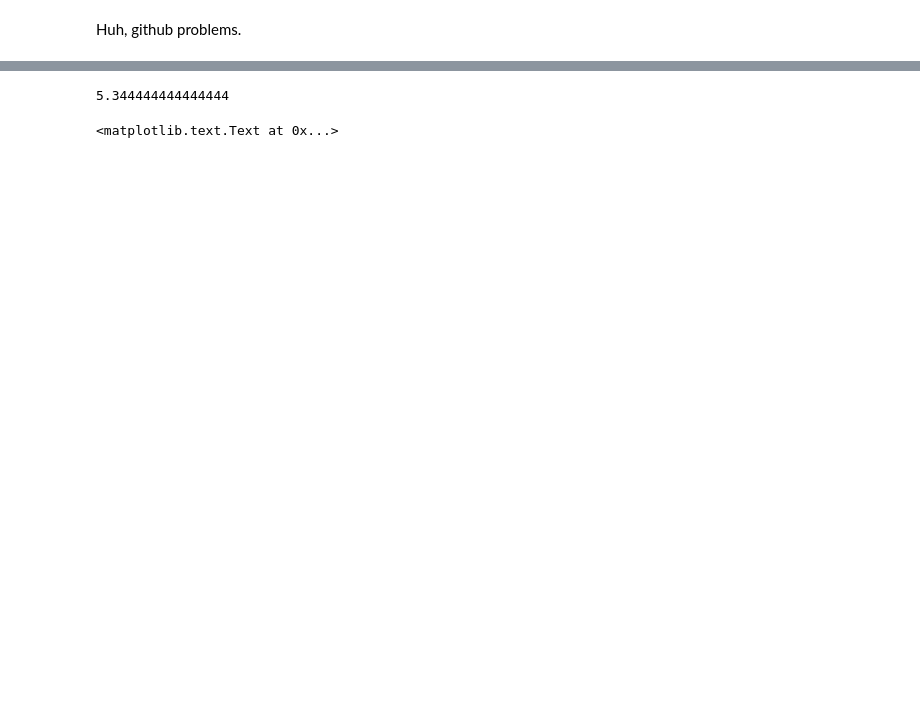
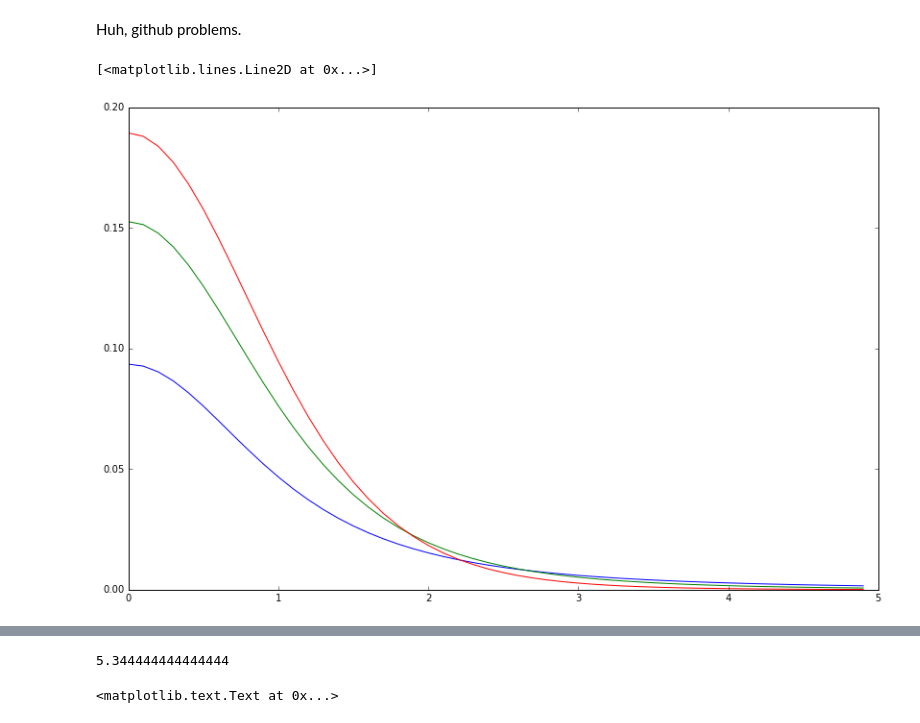
Before and after one commit to AnthonyHorton/astroimsim, a Jupyter notebook: Australian Space Eye.ipynb, the cells around one changed output, grey strips where cells are left out. Cells and saved outputs as stored; diff of their text form; code cells hidden in the pictures; blank space fills up the shorter version.

```diff
--- a/Australian Space Eye.ipynb
+++ b/Australian Space Eye.ipynb
@@ -272,2 +272,16 @@ plt.xlim(80,270)
 # %% [markdown]
 Huh, github problems.
+# %%
+def moffat(r, FWHM, beta):
+    alpha = FWHM / (2 * (2**(1/beta) - 1)**0.5)
+    psf = (beta - 1) / (np.pi * alpha**2) * (1 + (r/alpha)**2)**(-beta)
+    return psf
+# %%
+r = np.arange(0,5,0.1)
+# %%
+plt.plot(r, moffat(r, 2.0, 1.5))
+plt.plot(r, moffat(r, 2.0, 2.5))
+plt.plot(r, moffat(r, 2.0, 5.0))
+# %% [output]
+[<matplotlib.lines.Line2D at 0x...>]
+[figure, added]
```
Also changed, not shown: parts of 23 cells of this notebook, 1 other file.
